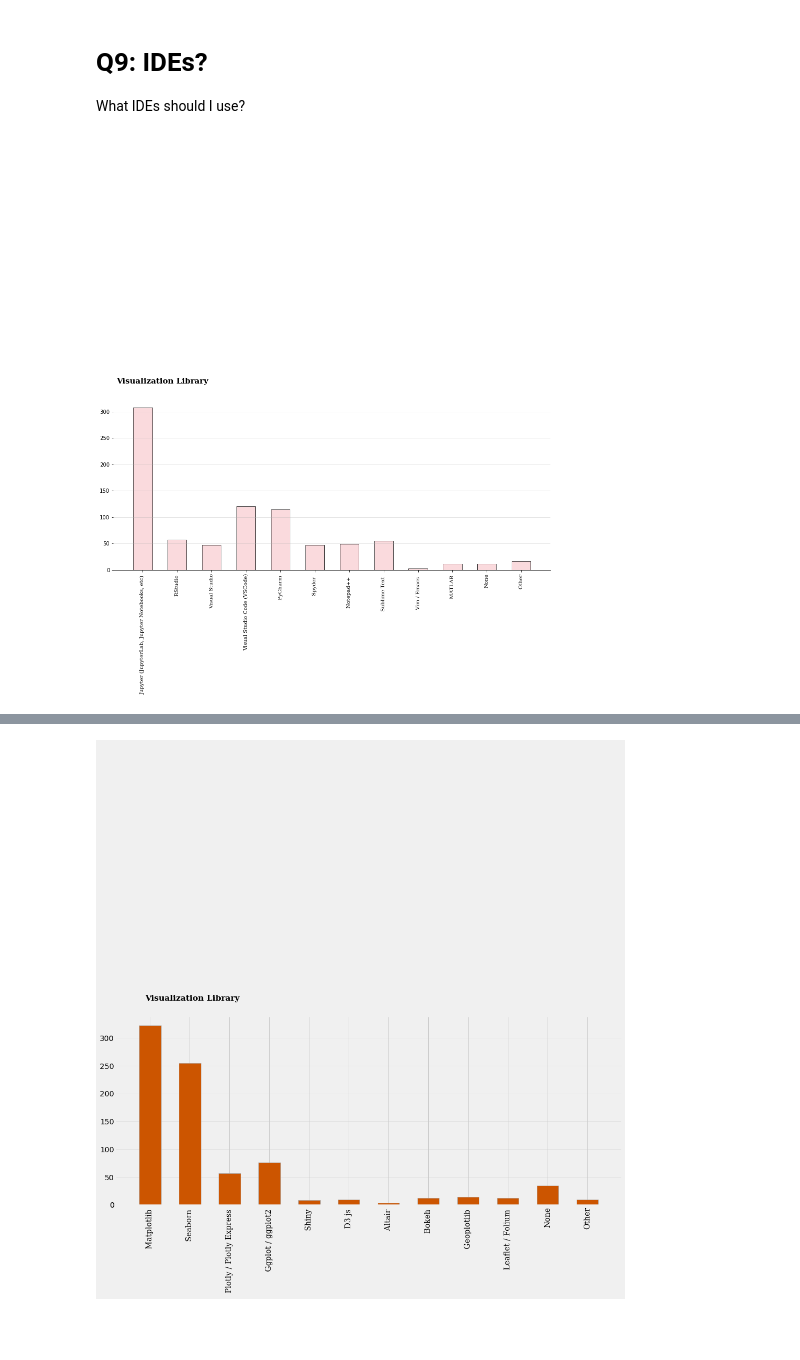
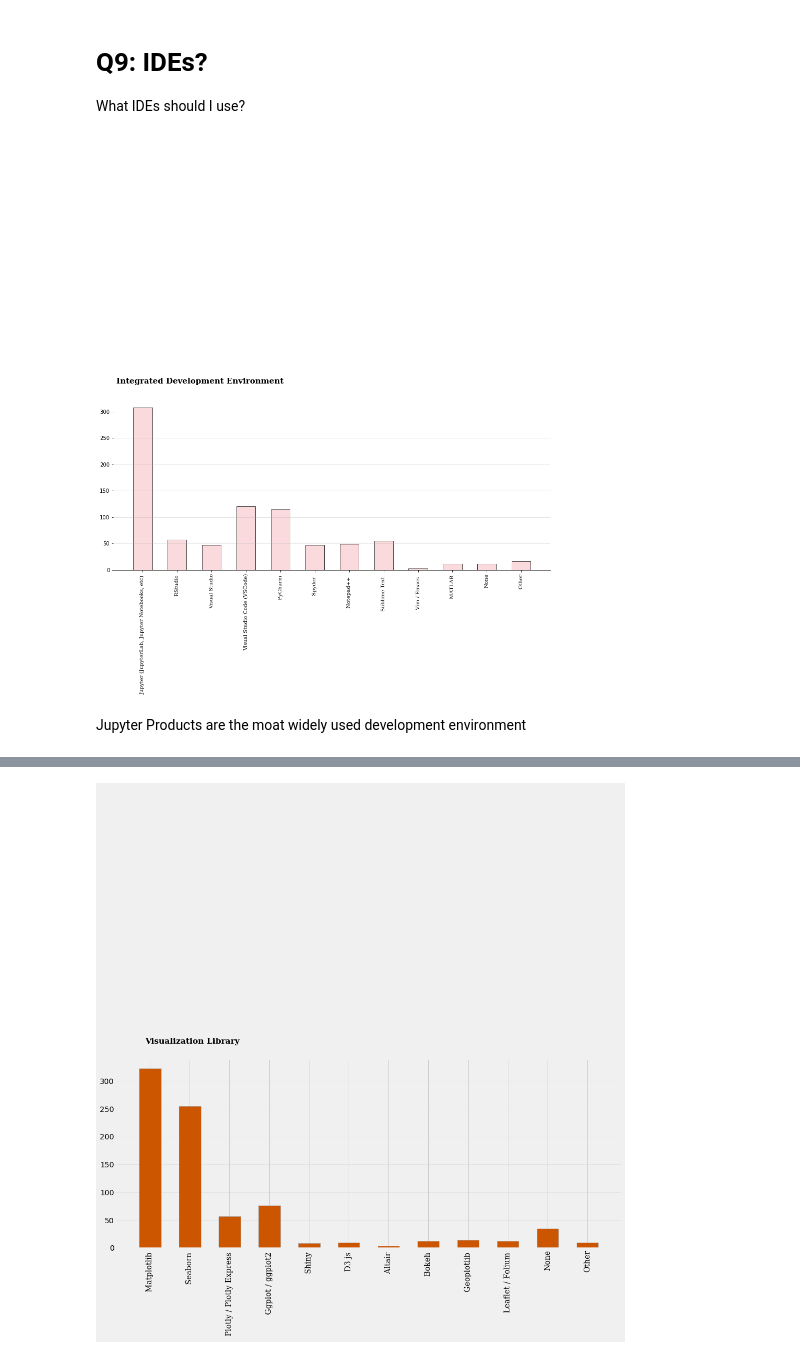
Before and after one commit to Jhoie/The-Data-Science-Community-in-Nigeria, a Jupyter notebook: The Data Science Community in Nigeria.ipynb, the cells around one changed output, grey strips where cells are left out. Cells and saved outputs as stored; diff of their text form; code cells hidden in the pictures; blank space fills up the shorter version.

```diff
--- a/The Data Science Community in Nigeria.ipynb
+++ b/The Data Science Community in Nigeria.ipynb
@@ -325,29 +325,31 @@ What IDEs should I use?
 # %%
 data_q9 = data_nig[[i for i in data_nig.columns if 'Q9' in i]]
 data_q9_count = pd.Series(dtype='int')
 for i in data_q9.columns:
     data_q9_count[data_q9[i].value_counts().index[0]] = data_q9[i].count()
 
 
 
 
 fig, ax = plt.subplots(1,1, figsize=(15, 6))
 ax.bar(data_q9_count.index, data_q9_count, width=0.55, color = "#fadadd",
        edgecolor='black', linewidth=0.7)
 for i in data_q9_count.index:
     ax.annotate(f"{data_q9_count[i]}",
                    xy=(i, data_q9_count[i] + 500),
                    va = 'center', ha='center',fontweight='light', fontfamily='serif')
 
 
 for s in ['top', 'left', 'right']:
     ax.spines[s].set_visible(False)
 
 ax.set_xticklabels(data_q9_count.index, fontfamily='serif', rotation = 90)
-fig.text(0.13, 0.95, 'Visualization Library', fontsize=15, fontweight='bold', fontfamily='serif')
+fig.text(0.13, 0.95, 'Integrated Development Environment', fontsize=15, fontweight='bold', fontfamily='serif')
 ax.grid(axis='y', linestyle='-', alpha=0.4)
 
 
 plt.show()
 # %% [output]
-[figure, old version]
+[figure, new version]
+# %% [markdown]
+Jupyter Products are the moat widely used development environment
```
Also changed, not shown: parts of 12 cells of this notebook.
